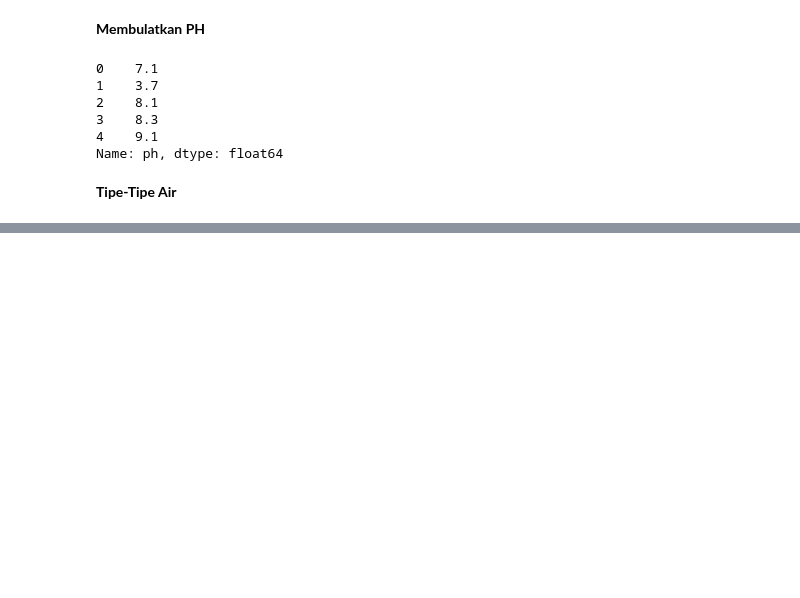
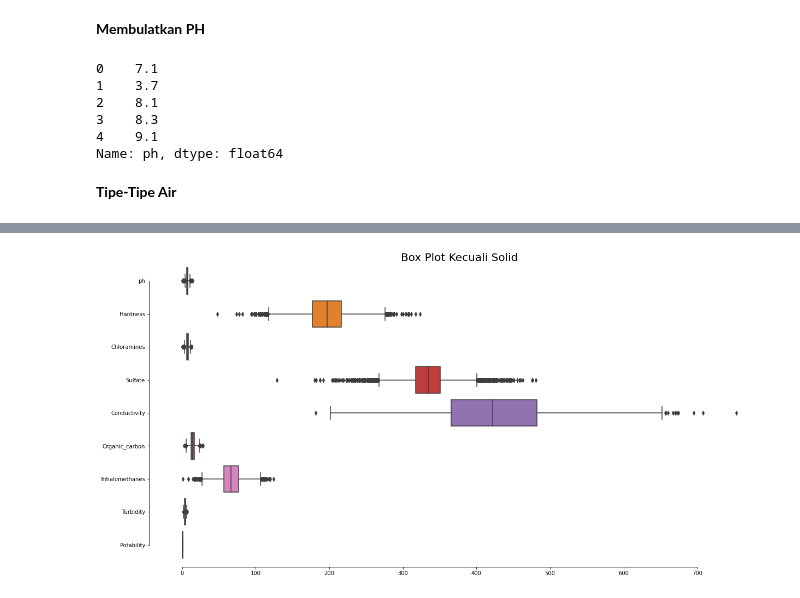
Before and after one commit to MuhamdIlyas/capstone, a Jupyter notebook: MachineLearning/Capstone.ipynb, the cells around one changed output, grey strips where cells are left out. Cells and saved outputs as stored; diff of their text form; code cells hidden in the pictures; blank space fills up the shorter version.

```diff
--- a/MachineLearning/Capstone.ipynb
+++ b/MachineLearning/Capstone.ipynb
@@ -282,0 +337,12 @@ See the caveats in the documentation: https://pandas.pydata.org/pandas-docs/stab
+# %%
+#Box Plot Kecuali Solid
+air1 = pd.DataFrame()
+air1 = kualitas_air
+air1 = air1.drop('Solids',1)
+fig1, ax = plt.subplots(figsize=[20,10])
+ax = sb.boxplot(data=air1, orient='h')
+sb.despine(offset=10, trim=True)
+plt.title('Box Plot Kecuali Solid', fontsize=20)
+plt.show()
+# %% [output]
+[figure, added]
```
Also changed, not shown: parts of 17 cells of this notebook.
